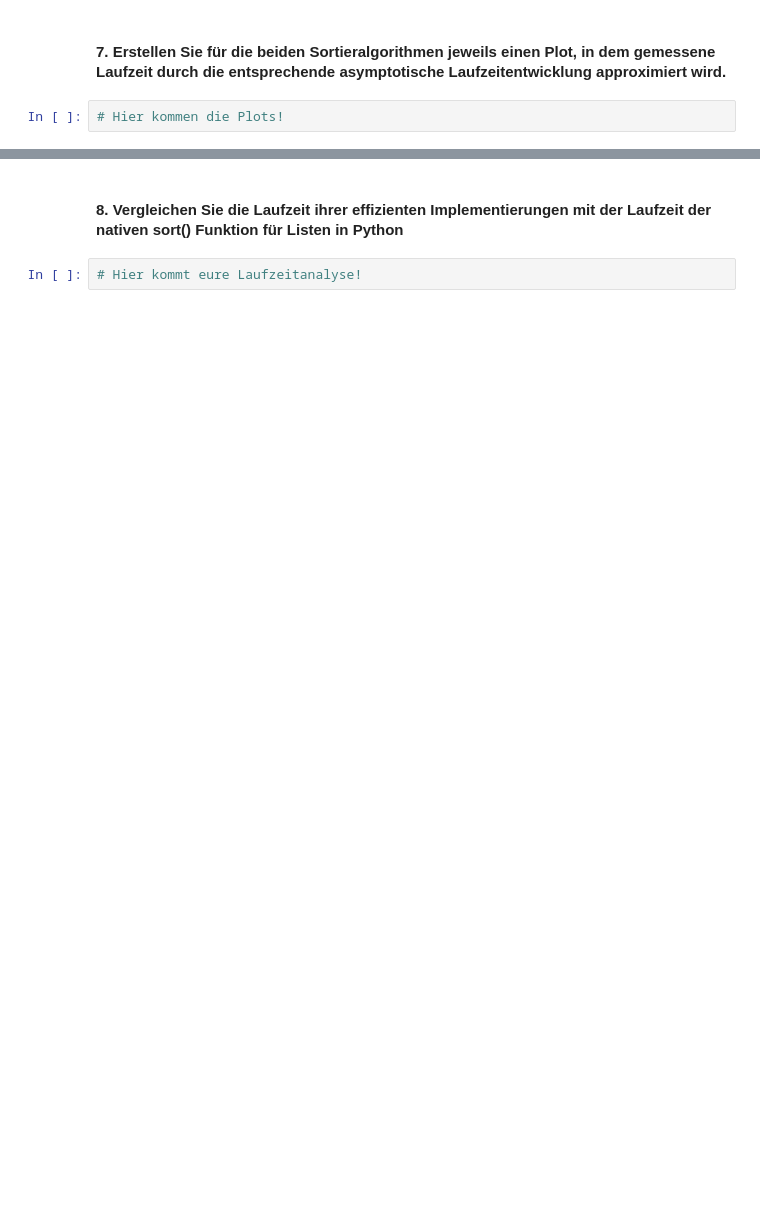
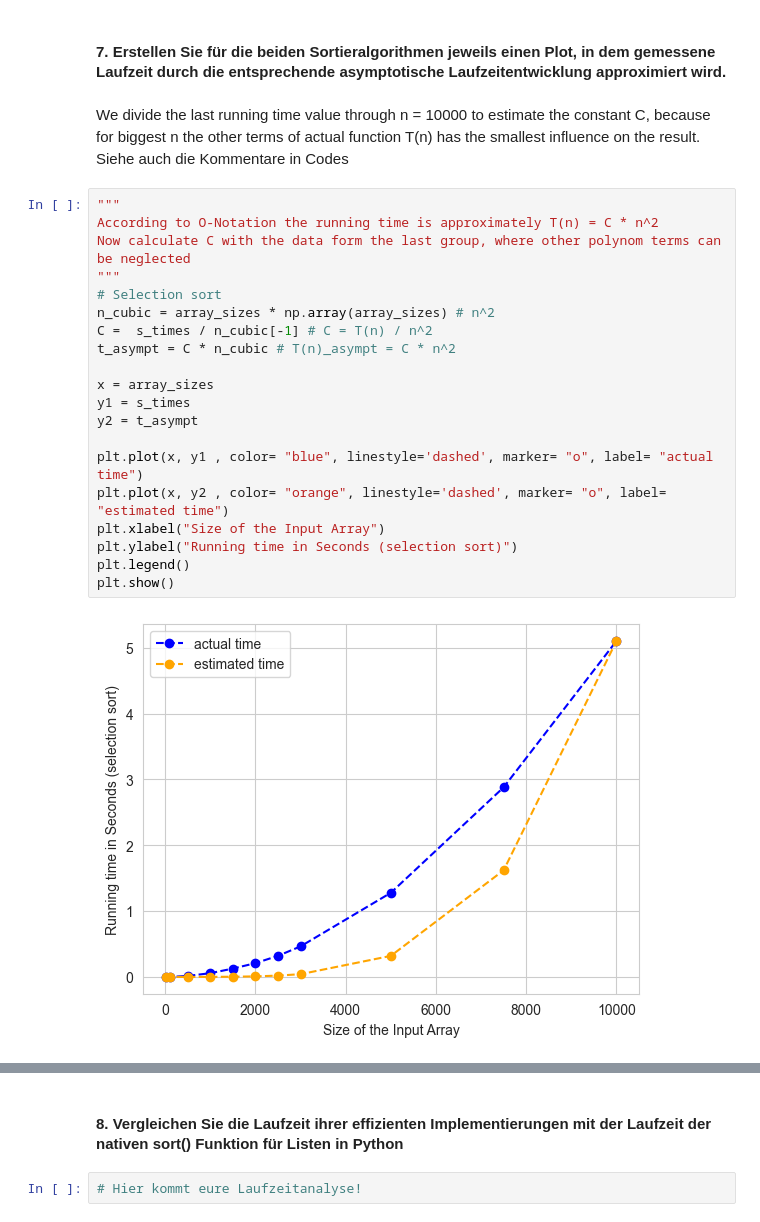
Before and after one commit to Shengye-Wu/AlgorithmusBlatt08, a Jupyter notebook: sorting.ipynb, the cells around one changed output, grey strips where cells are left out. Saved outputs shown, nothing was run; the diff lists cells and outputs as text; blank space fills up the shorter version.

```diff
--- a/sorting.ipynb
+++ b/sorting.ipynb
@@ -173,4 +196,27 @@ print(q_times)
 # %% [markdown]
 #### 7. Erstellen Sie für die beiden Sortieralgorithmen jeweils einen Plot, in dem gemessene Laufzeit durch die entsprechende asymptotische Laufzeitentwicklung approximiert wird.
-# %%
-# Hier kommen die Plots!
+# %% [markdown]
+We divide the last running time value through n = 10000 to estimate the constant C, because for biggest n the other terms of actual function T(n) has the smallest influence on the result.
+Siehe auch die Kommentare in Codes
+# %%
+"""
+According to O-Notation the running time is approximately T(n) = C * n^2
+Now calculate C with the data form the last group, where other polynom terms can be neglected
+"""
+# Selection sort
+n_cubic = array_sizes * np.array(array_sizes) # n^2
+C =  s_times / n_cubic[-1] # C = T(n) / n^2
+t_asympt = C * n_cubic # T(n)_asympt = C * n^2
+
+x = array_sizes
+y1 = s_times
+y2 = t_asympt
+
+plt.plot(x, y1 , color= "blue", linestyle='dashed', marker= "o", label= "actual time")
+plt.plot(x, y2 , color= "orange", linestyle='dashed', marker= "o", label= "estimated time")
+plt.xlabel("Size of the Input Array")
+plt.ylabel("Running time in Seconds (selection sort)")
+plt.legend()
+plt.show()
+# %% [output]
+[figure, added]
```
Also changed, not shown: parts of 6 cells of this notebook, 4 other files.
